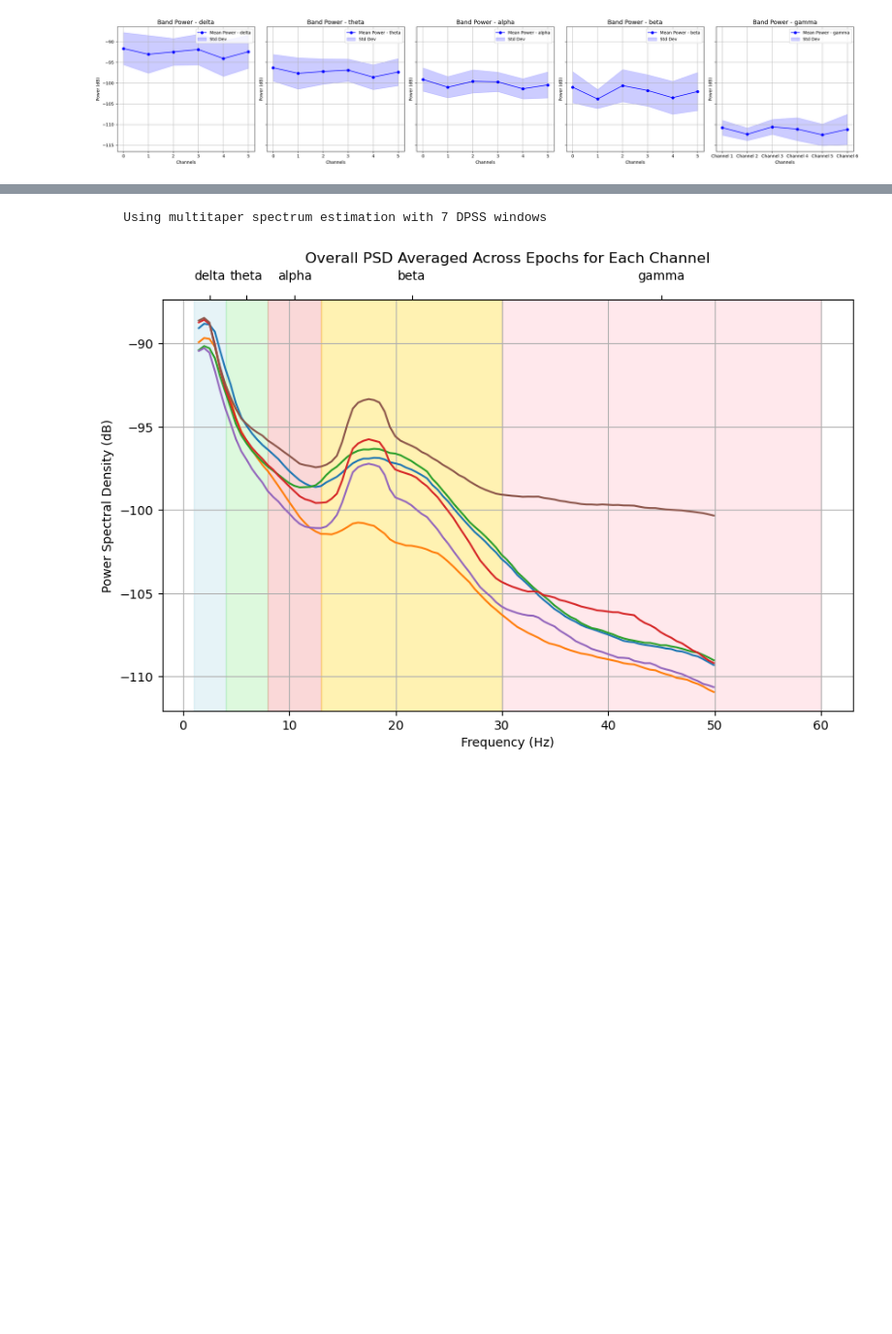
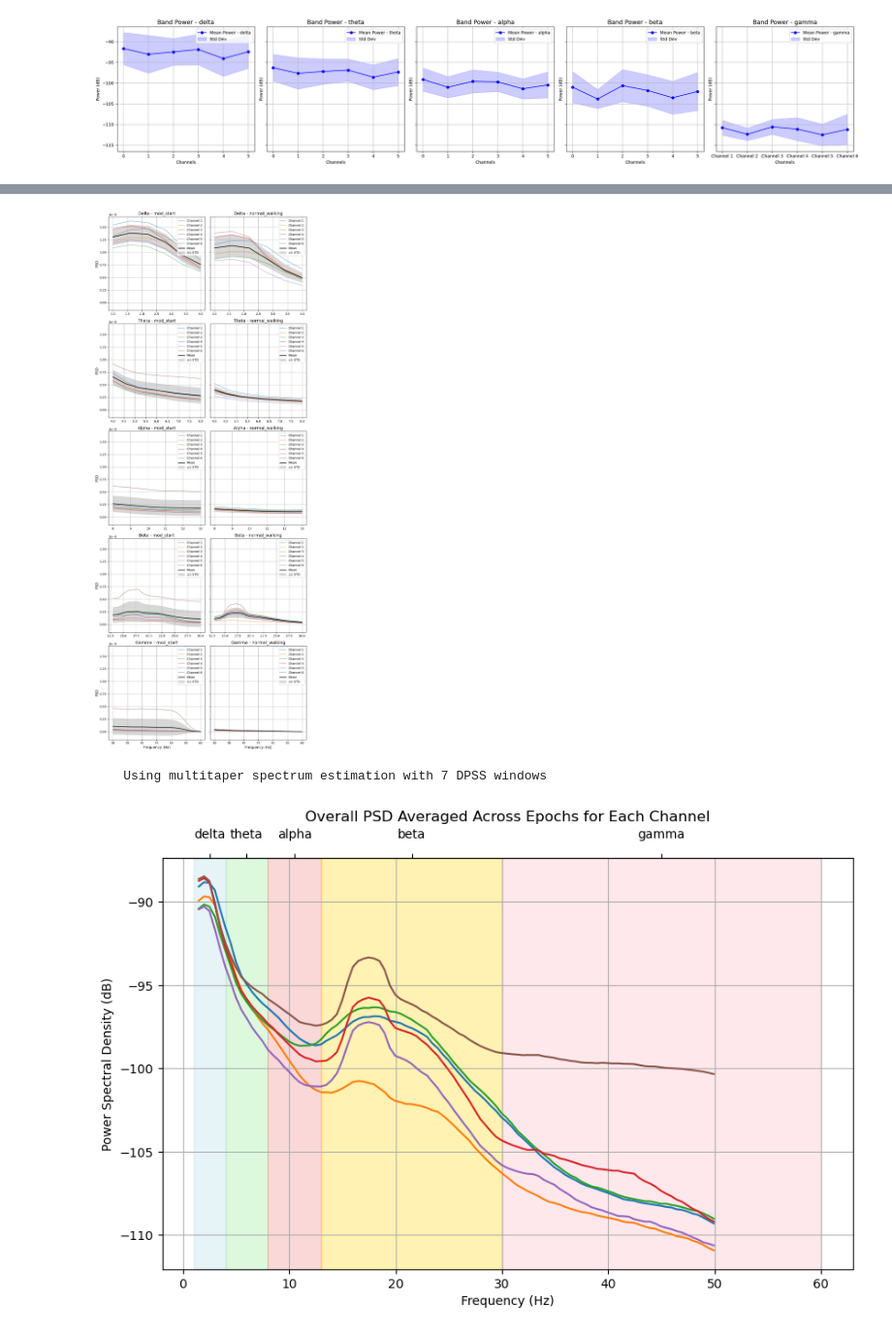
Before and after one commit to orabe/gaitmod, a Jupyter notebook: examples/lfp_all_data copy.ipynb, the cells around one changed output, grey strips where cells are left out. Shown at 97% size. Saved outputs shown, nothing was run; the diff lists cells and outputs as text; code cells hidden in the pictures; blank space fills up the shorter version.

```diff
--- a/examples/lfp_all_data copy.ipynb
+++ b/examples/lfp_all_data copy.ipynb
@@ -568,0 +624,84 @@ overall_psd_features.shape
+# %%
+import numpy as np
+import matplotlib.pyplot as plt
+
+def visualize_psd_by_class(psd_features_mod, psd_features_norm, freq_bands):
+    """
+    Visualizes the PSD features for each frequency band in two subplots, one for each class (mod_start and normal_walking),
+    with frequency bands spread along the y-axis. Includes individual channel plots with an overlay of the mean and
+    standard deviation across channels.
+
+    Parameters:
+    - psd_features_mod: Dictionary for mod_start class with frequency bands as keys and
+                        values as arrays of shape (n_epochs, n_channels, n_frequencies).
+    - psd_features_norm: Dictionary for normal_walking class with frequency bands as keys and
+                         values as arrays of shape (n_epochs, n_channels, n_frequencies).
+    - freq_bands: Dictionary of frequency bands with their ranges.
+    """
+    num_bands = len(freq_bands)
+    num_channels_mod = next(iter(psd_features_mod.values())).shape[1]  # Number of channels for mod_start
+    num_channels_norm = next(iter(psd_features_norm.values())).shape[1]  # Number of channels for normal_walking
+
+    fig, axes = plt.subplots(num_bands, 2, figsize=(10, 5 * num_bands), sharey=True)
+
+    # Plot each frequency band on a separate row
+    for i, (band, values_mod) in enumerate(psd_features_mod.items()):
+        # Define frequency range for this band
+        freq_range = freq_bands[band]
+        freqs = np.linspace(freq_range[0], freq_range[1], values_mod.shape[2])
+
+        # Plot mod_start PSD for each channel
+        mean_psd_mod = values_mod.mean(axis=0)  # Average across epochs
+        std_psd_mod = values_mod.std(axis=0)  # Standard deviation across epochs
+        mean_across_channels_mod = mean_psd_mod.mean(axis=0)  # Mean across channels
+        std_across_channels_mod = mean_psd_mod.std(axis=0)  # Std across channels
+
+        for ch in range(num_channels_mod):
+            axes[i, 0].plot(freqs, mean_psd_mod[ch, :], label=f'Channel {ch + 1}', alpha=0.6)
+
+        # Overlay mean line and standard deviation shading for mod_start
+        axes[i, 0].plot(freqs, mean_across_channels_mod, color='black', linewidth=2, label='Mean')
+        axes[i, 0].fill_between(freqs, mean_across_channels_mod - std_across_channels_mod,
+                                mean_across_channels_mod + std_across_channels_mod, color='gray', alpha=0.3, label='±1 STD')
+
+        # Add title and labels for mod_start
+        axes[i, 0].set_title(f'{band.capitalize()} - mod_start', fontsize=14)
+        axes[i, 0].set_ylabel('PSD', fontsize=12)
+        axes[i, 0].grid(True)
+        if i == num_bands - 1:
+            axes[i, 0].set_xlabel('Frequency (Hz)', fontsize=12)
+
+        # Plot normal_walking PSD for each channel
+        values_norm = psd_features_norm[band]
+        mean_psd_norm = values_norm.mean(axis=0)  # Average across epochs
+        std_psd_norm = values_norm.std(axis=0)  # Standard deviation across epochs
+        mean_across_channels_norm = mean_psd_norm.mean(axis=0)  # Mean across channels
+        std_across_channels_norm = mean_psd_norm.std(axis=0)  # Std across channels
+
+        for ch in range(num_channels_norm):
+            axes[i, 1].plot(freqs, mean_psd_norm[ch, :], label=f'Channel {ch + 1}', alpha=0.6)
+
+        # Overlay mean line and standard deviation shading for normal_walking
+        axes[i, 1].plot(freqs, mean_across_channels_norm, color='black', linewidth=2, label='Mean')
+        axes[i, 1].fill_between(freqs, mean_across_channels_norm - std_across_channels_norm,
+                                mean_across_channels_norm + std_across_channels_norm, color='gray', alpha=0.3, label='±1 STD')
+
+        # Add title and labels for normal_walking
+        axes[i, 1].set_title(f'{band.capitalize()} - normal_walking', fontsize=14)
+        axes[i, 1].grid(True)
+        if i == num_bands - 1:
+            axes[i, 1].set_xlabel('Frequency (Hz)', fontsize=12)
+
+    # Add legends and adjust layout
+    for ax in axes.flat:
+        ax.legend(loc='upper right')
+
+    plt.tight_layout()
+    plt.show()
+
+# Example usage:
+psd_features_mod_start = FeatureExtractor.extract_band_psd(epochs['mod_start'], freq_bands)
+psd_features_normal_walking = FeatureExtractor.extract_band_psd(epochs['normal_walking'], freq_bands)
+
+visualize_psd_by_class(psd_features_mod_start, psd_features_normal_walking, freq_bands)  # Uncomment with actual data
+# %% [output]
@@ -569 +710,2 @@ overall_psd_features.shape
+[figure, added]
 # %%
```
Also changed, not shown: parts of 40 cells of this notebook, 24 other files.
